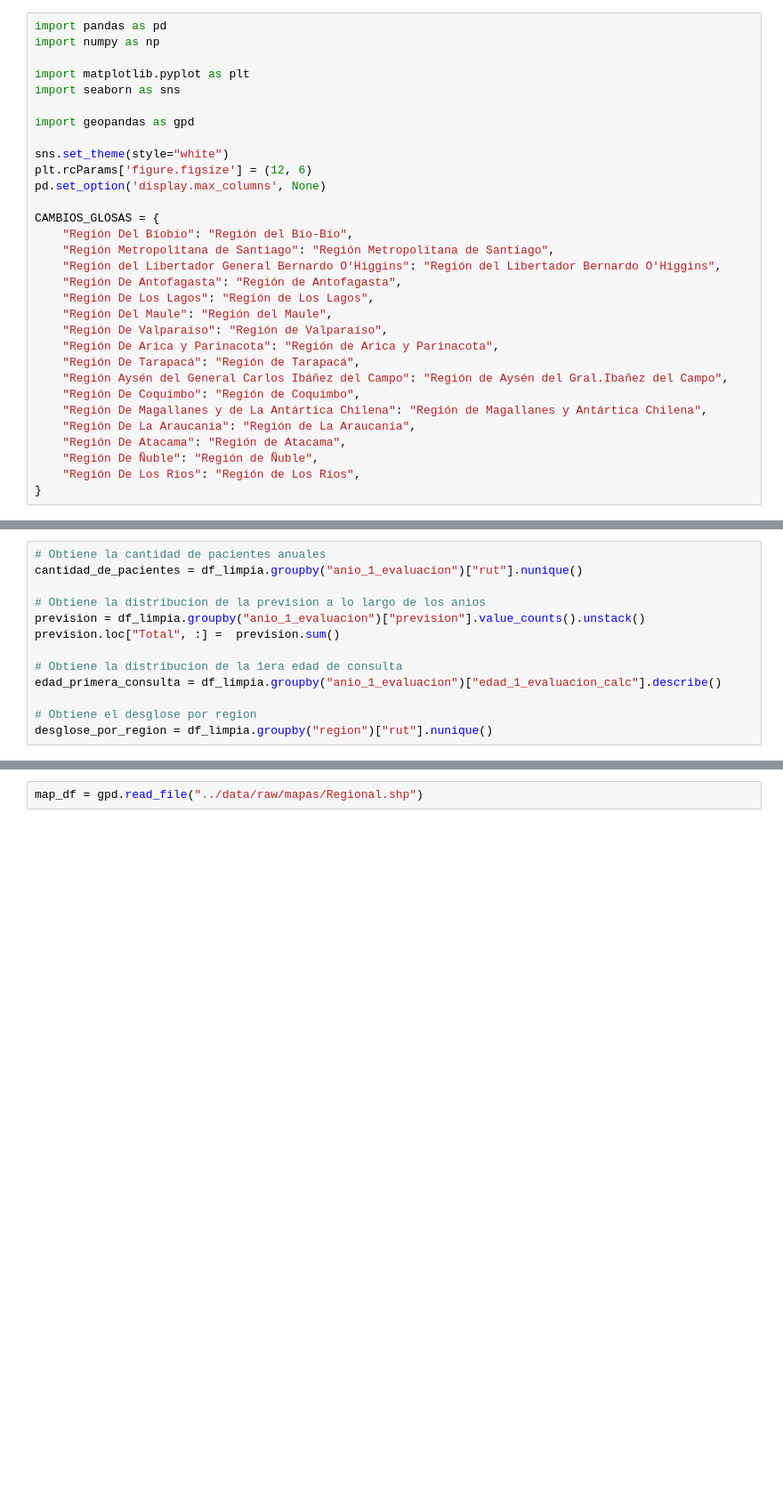
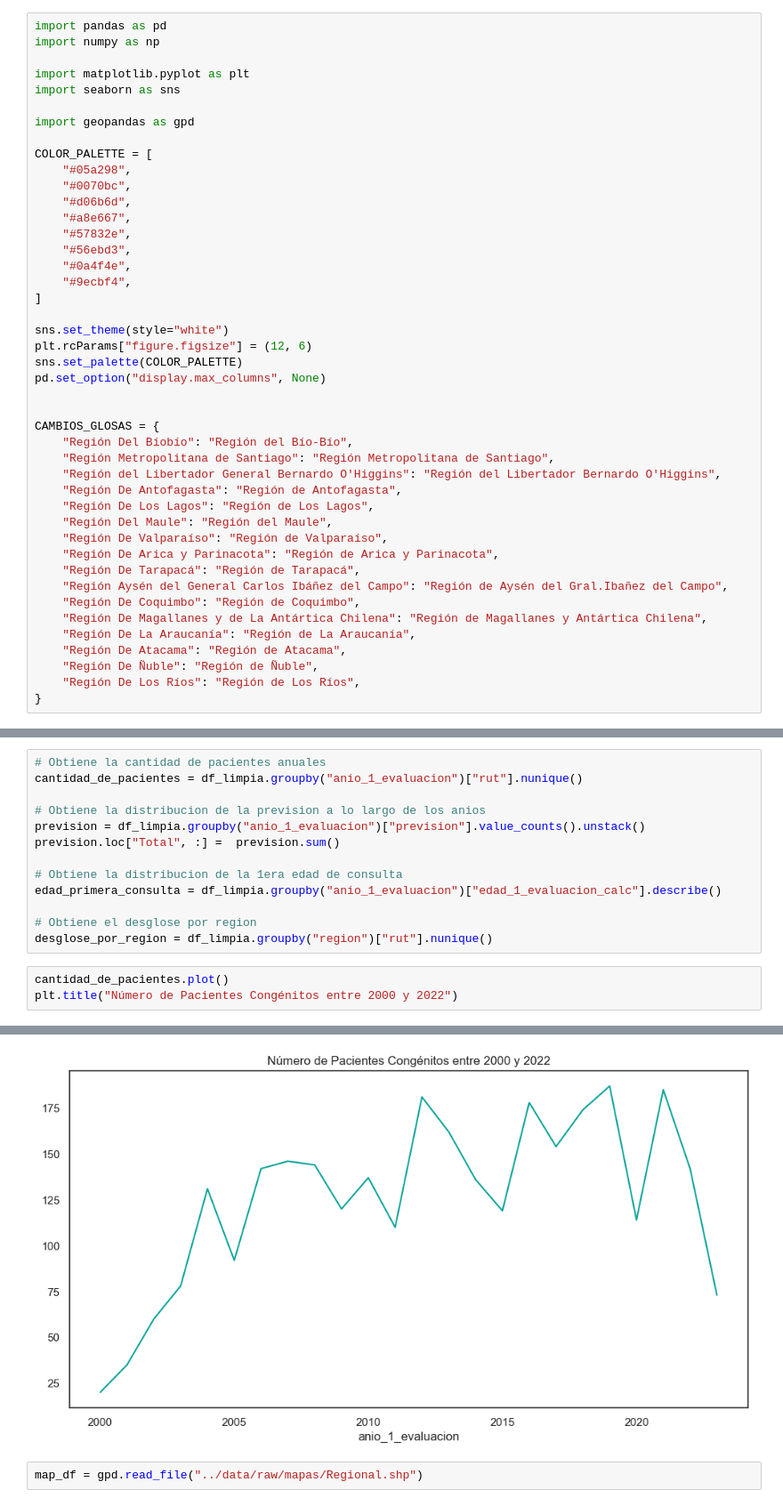
Before and after one commit to JavierRojas14/congenitas-ambulatorio, a Jupyter notebook: notebooks/test.ipynb, the cells around one changed output, grey strips where cells are left out. Shown at 89% size. Cells and saved outputs as stored; diff of their text form; blank space fills up the shorter version.

Commit message:
Cambia estilo de plot

```diff
--- a/notebooks/test.ipynb
+++ b/notebooks/test.ipynb
@@ -17,9 +20,22 @@ import seaborn as sns
 
 import geopandas as gpd
 
+COLOR_PALETTE = [
+    "#05a298",
+    "#0070bc",
+    "#d06b6d",
+    "#a8e667",
+    "#57832e",
+    "#56ebd3",
+    "#0a4f4e",
+    "#9ecbf4",
+]
+
 sns.set_theme(style="white")
-plt.rcParams['figure.figsize'] = (12, 6)
-pd.set_option('display.max_columns', None)
+plt.rcParams["figure.figsize"] = (12, 6)
+sns.set_palette(COLOR_PALETTE)
+pd.set_option("display.max_columns", None)
+
 
 CAMBIOS_GLOSAS = {
     "Región Del Bíobío": "Región del Bío-Bío",
@@ -67,3 +83,7 @@ edad_primera_consulta = df_limpia.groupby("anio_1_evaluacion")["edad_1_evaluacio
 
 # Obtiene el desglose por region
 desglose_por_region = df_limpia.groupby("region")["rut"].nunique()
+# %%
+cantidad_de_pacientes.plot()
+plt.title("Número de Pacientes Congénitos entre 2000 y 2022")
+# %% [output]
@@ -70,3 +91,4 @@ desglose_por_region = df_limpia.groupby("region")["rut"].nunique()
+[figure, added]
 # %%
 map_df = gpd.read_file("../data/raw/mapas/Regional.shp")
 # %%
```
Also changed, not shown: parts of 2 cells of this notebook.
